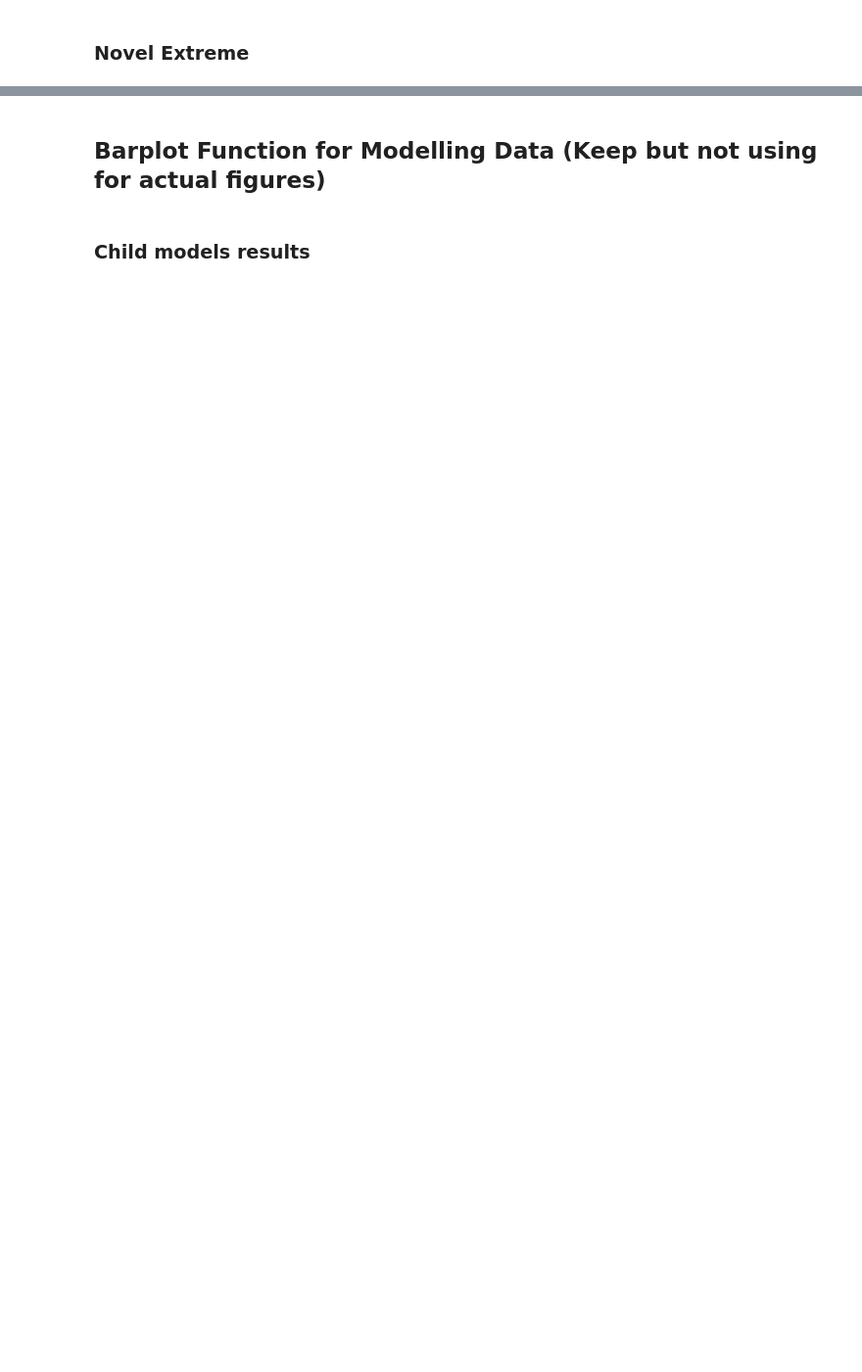
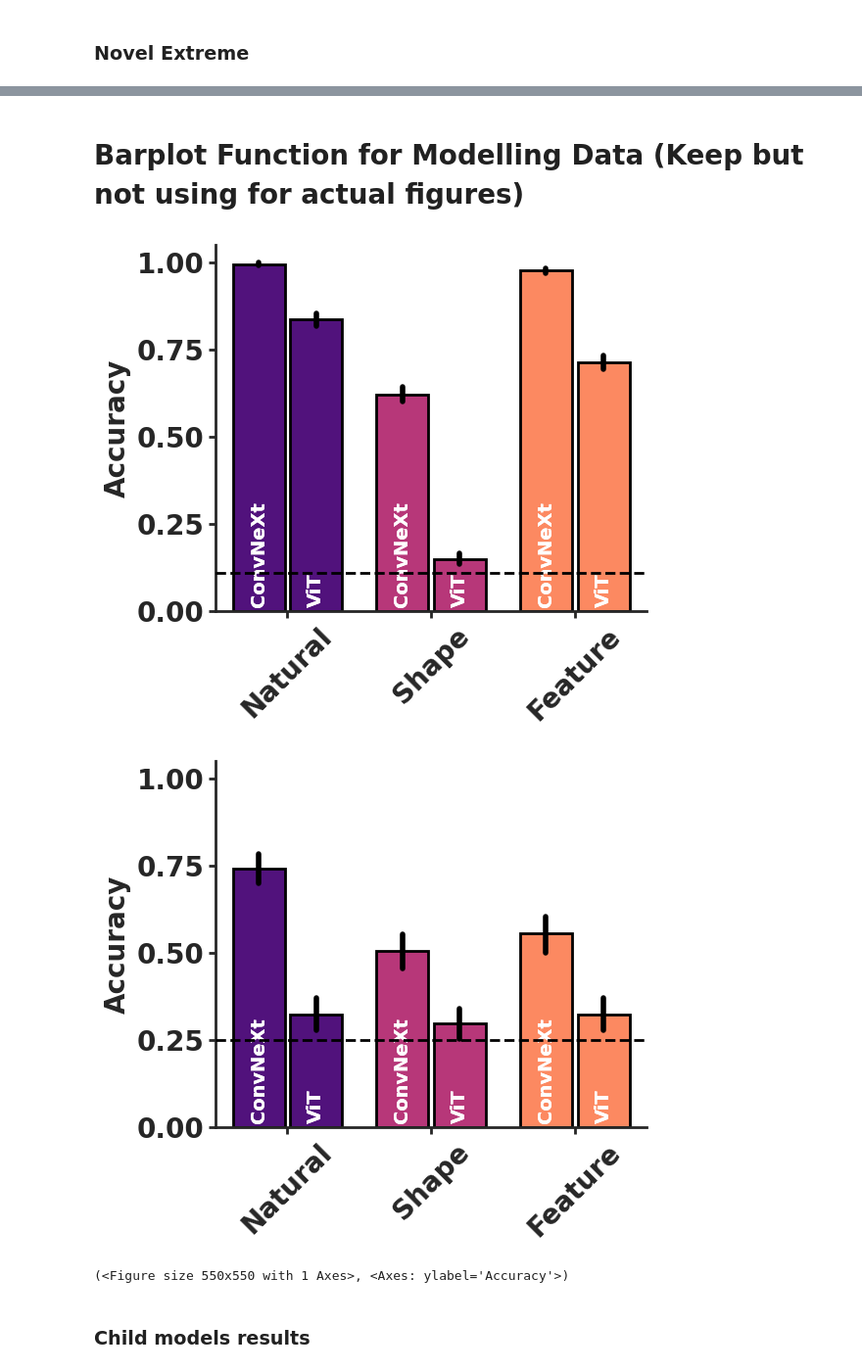
Before and after one commit to ars1399/glint_analysis, a Jupyter notebook: glint_figure_generator.ipynb, the cells around one changed output, grey strips where cells are left out. Shown at 98% size. Drawn from its saved outputs; the diff is of its cells as text; code cells hidden in the pictures; blank space fills up the shorter version.

```diff
--- a/glint_figure_generator.ipynb
+++ b/glint_figure_generator.ipynb
@@ -806,6 +808,6 @@ glint_barplot(data = extreme_novel_df, chance = chance_level, extreme= True, chi
  <Axes: xlabel='Duration (ms)', ylabel='Accuracy'>)
 # %% [markdown]
-## Barplot Function for Modelling Data (Keep but not using for actual figures)
+# Barplot Function for Modelling Data (Keep but not using for actual figures)
 # %%
 def modelling_barplot(data, chance):
     condition_display_map = {
@@ -919,6 +923,29 @@ def modelling_barplot(data, chance):
 
 
     return fig, ax1
+# %%
+import seaborn as sns
+import matplotlib.pyplot as plt
+import pandas as pd
+import numpy as np
+import math
+
+
+familiar_models_summary_path = f"/zpool/vladlab/data_drive/glint_master/data/model_data/familiar/models_combined/adult_familiar_all_models_raw_v2.csv" #File Path
+familiar_models_data = pd.read_csv(familiar_models_summary_path) #Read in the data
+
+novel_models_summary_path = f"/zpool/vladlab/data_drive/glint_master/data/model_data/novel/models_combined/adult_novel_all_models_raw.csv" #File Path
+novel_models_data = pd.read_csv(novel_models_summary_path) #Read in the data
+
+chance_fam = 0.11
+chance_novel = 0.25
+
+modelling_barplot(familiar_models_data, chance_fam)
+modelling_barplot(novel_models_data, chance_novel)
+# %% [output]
+[figure, added]
+[figure, added]
+(<Figure size 550x550 with 1 Axes>, <Axes: ylabel='Accuracy'>)
 # %% [markdown]
 ### Child models results
 # %%
```
Also changed, not shown: parts of 8 cells of this notebook, 5 other files.
